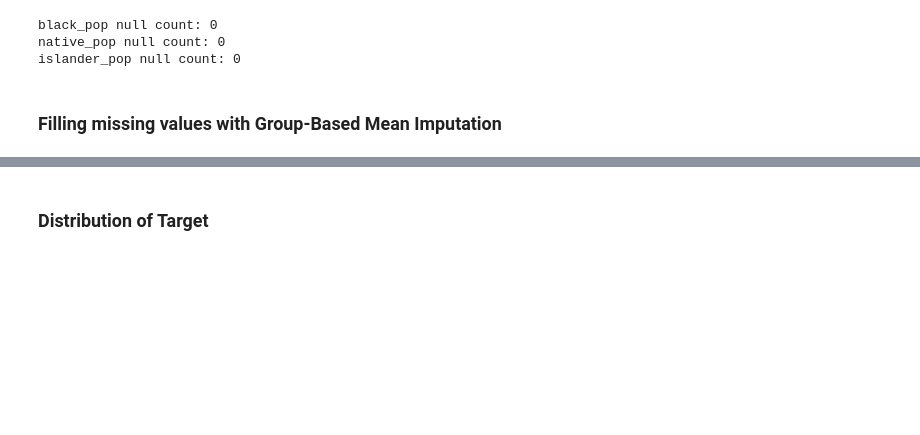
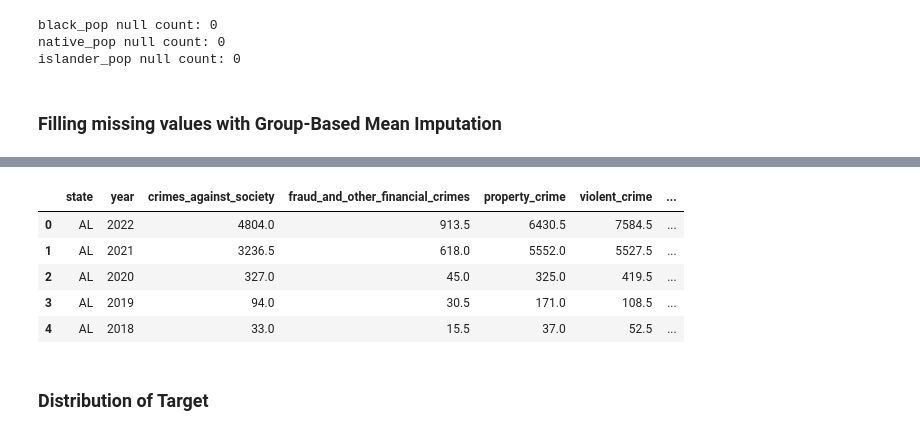
Before and after one commit to lpm24/youth_crime_group_project, a Jupyter notebook: code/01_EDA_and_Data_Cleaning.ipynb, the cells around one changed output, grey strips where cells are left out. Cells and saved outputs as stored; diff of their text form; code cells hidden in the pictures; blank space fills up the shorter version.

```diff
--- a/code/01_EDA_and_Data_Cleaning.ipynb
+++ b/code/01_EDA_and_Data_Cleaning.ipynb
@@ -434,3 +434,23 @@ combined.head()
+# %%
+# combining crime-related columns to create a new 'total_ crime_count' column
+# summing up 'crimes_against_society', 'fraud_and_other_financial_crimes', 'property_crime', and 'violent_crime' columns
+
+# ensuring we handle any missing values during summation by filling NaN with 0 temporarily
+combined['total_crime_count'] = combined[['crimes_against_society',
+                           'fraud_and_other_financial_crimes',
+                           'property_crime',
+                           'violent_crime']].fillna(0).sum(axis=1)
+
+# first few rows to confirm the new 'total_ crime_count' column
+combined[['state', 'year', 'crimes_against_society', 'fraud_and_other_financial_crimes',
+      'property_crime', 'violent_crime', 'total_crime_count']].head()
+# %% [output]
+|  | state | year | crimes_against_society | fraud_and_other_financial_crimes | property_crime | violent_crime | ... |
+| 0 | AL | 2022 | 4804.0 | 913.5 | 6430.5 | 7584.5 | ... |
+| 1 | AL | 2021 | 3236.5 | 618.0 | 5552.0 | 5527.5 | ... |
+| 2 | AL | 2020 | 327.0 | 45.0 | 325.0 | 419.5 | ... |
+| 3 | AL | 2019 | 94.0 | 30.5 | 171.0 | 108.5 | ... |
+| 4 | AL | 2018 | 33.0 | 15.5 | 37.0 | 52.5 | ... |
 # %% [markdown]
 ### Distribution of Target
 # %%
```
Also changed, not shown: parts of 12 cells of this notebook, 7 other files.
